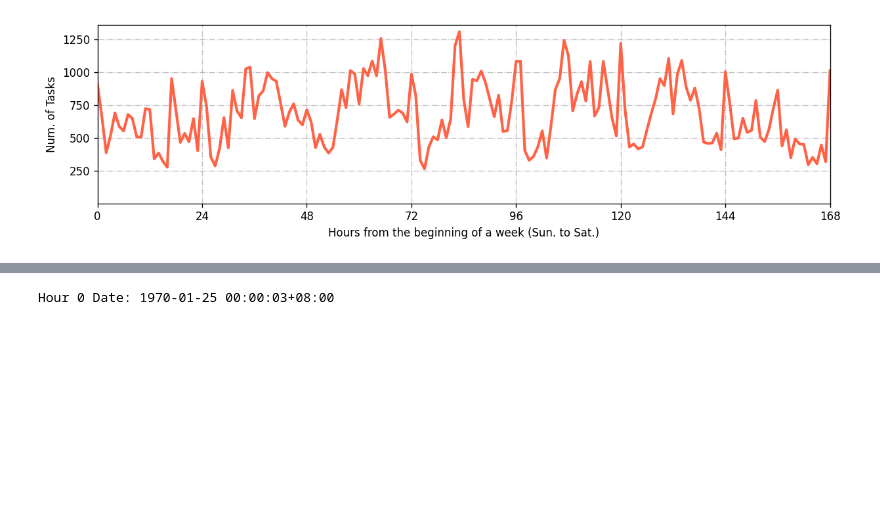
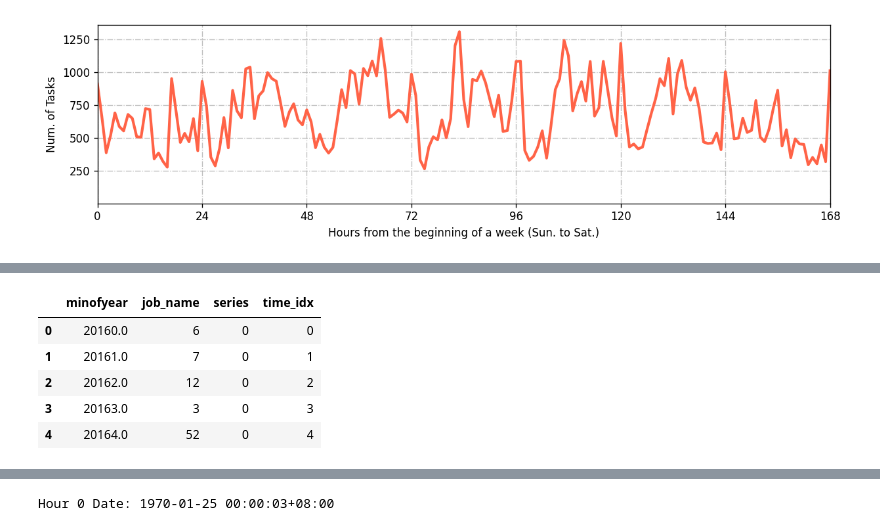
Before and after one commit to lizonglingo/clusterdate-trace-alibaba, a Jupyter notebook: gpu_claster/prepare/prepare.ipynb, the cells around one changed output, grey strips where cells are left out. Saved outputs shown, nothing was run; the diff lists cells and outputs as text; code cells hidden in the pictures; blank space fills up the shorter version.

```diff
--- a/gpu_claster/prepare/prepare.ipynb
+++ b/gpu_claster/prepare/prepare.ipynb
@@ -283,0 +322,12 @@ Hour 0 Date: 1970-01-25 00:00:03+08:00
+# %%
+# 将索引转换为列
+dftcc_job_of_hour = dftcc_job_of_hour.reset_index()
+# %%
+dftcc_job_of_hour.head()
+# %% [output]
+|  | minofyear | job_name | series | time_idx |
+| 0 | 20160.0 | 6 | 0 | 0 |
+| 1 | 20161.0 | 7 | 0 | 1 |
+| 2 | 20162.0 | 12 | 0 | 2 |
+| 3 | 20163.0 | 3 | 0 | 3 |
+| 4 | 20164.0 | 52 | 0 | 4 |
```
Also changed, not shown: parts of 43 cells of this notebook, 1 other file.
